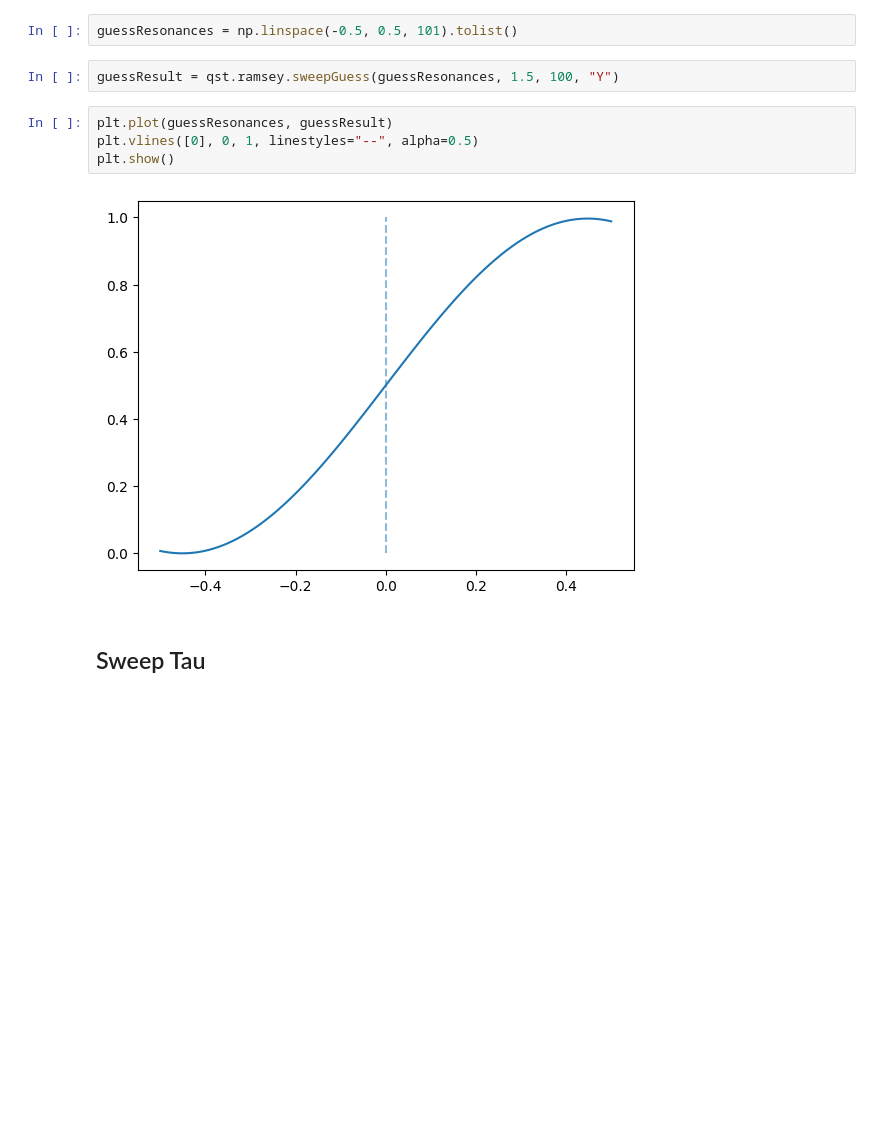
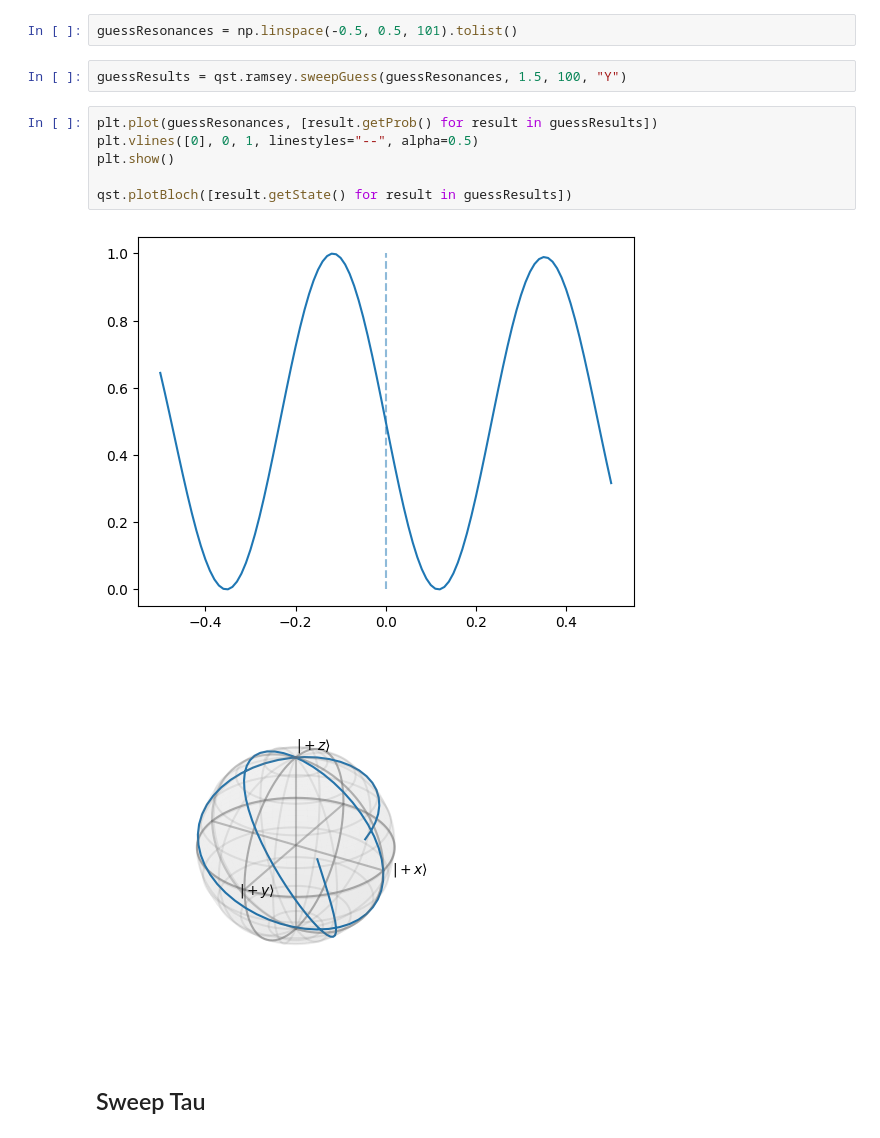
Before and after one commit to Slippery-Chickenz/qipQubitSimTools, a Jupyter notebook: example.ipynb, the cells around one changed output. Drawn from its saved outputs; the diff is of its cells as text; blank space fills up the shorter version.

```diff
--- a/example.ipynb
+++ b/example.ipynb
@@ -137,13 +162,16 @@ results.plotBloch()
 # %%
 guessResonances = np.linspace(-0.5, 0.5, 101).tolist()
 # %%
-guessResult = qst.ramsey.sweepGuess(guessResonances, 1.5, 100, "Y")
+guessResults = qst.ramsey.sweepGuess(guessResonances, 1.5, 100, "Y")
 # %%
-plt.plot(guessResonances, guessResult)
+plt.plot(guessResonances, [result.getProb() for result in guessResults])
 plt.vlines([0], 0, 1, linestyles="--", alpha=0.5)
 plt.show()
+
+qst.plotBloch([result.getState() for result in guessResults])
 # %% [output]
-[figure, old version]
+[figure, new version]
+[figure, added]
 # %% [markdown]
 ## Sweep Tau
 # %%
```
Also changed, not shown: parts of 30 cells of this notebook, 21 other files.
